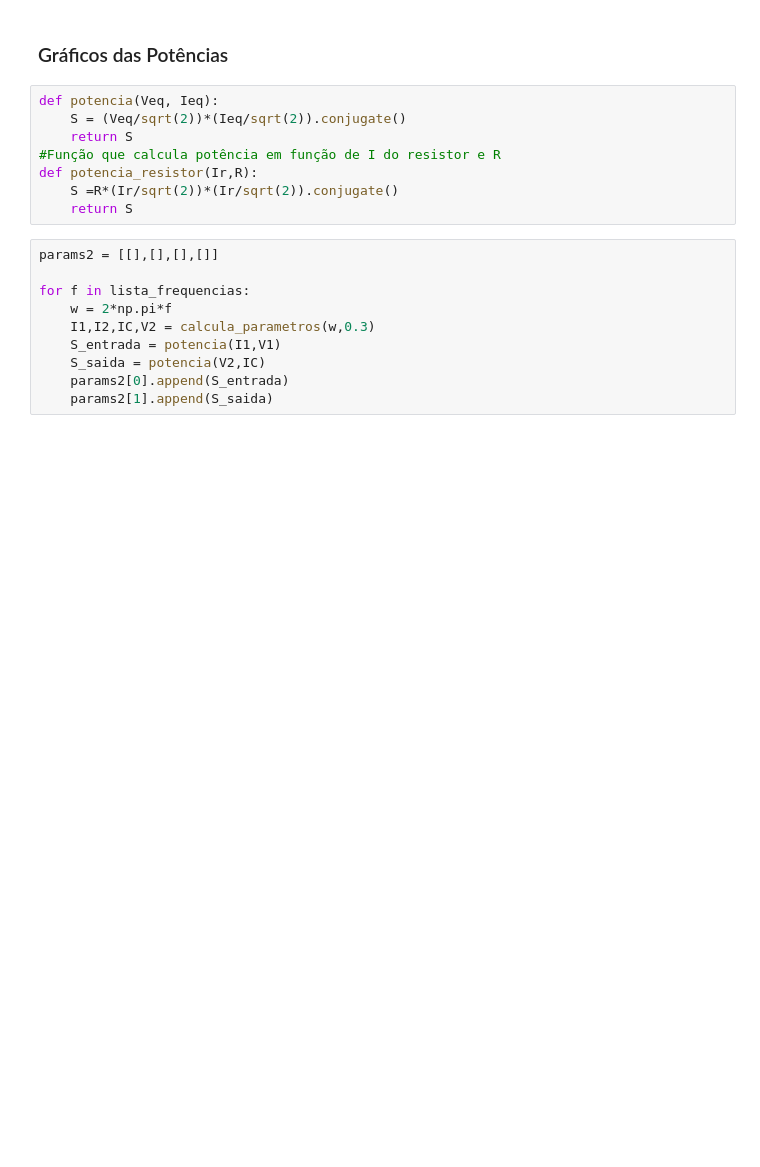
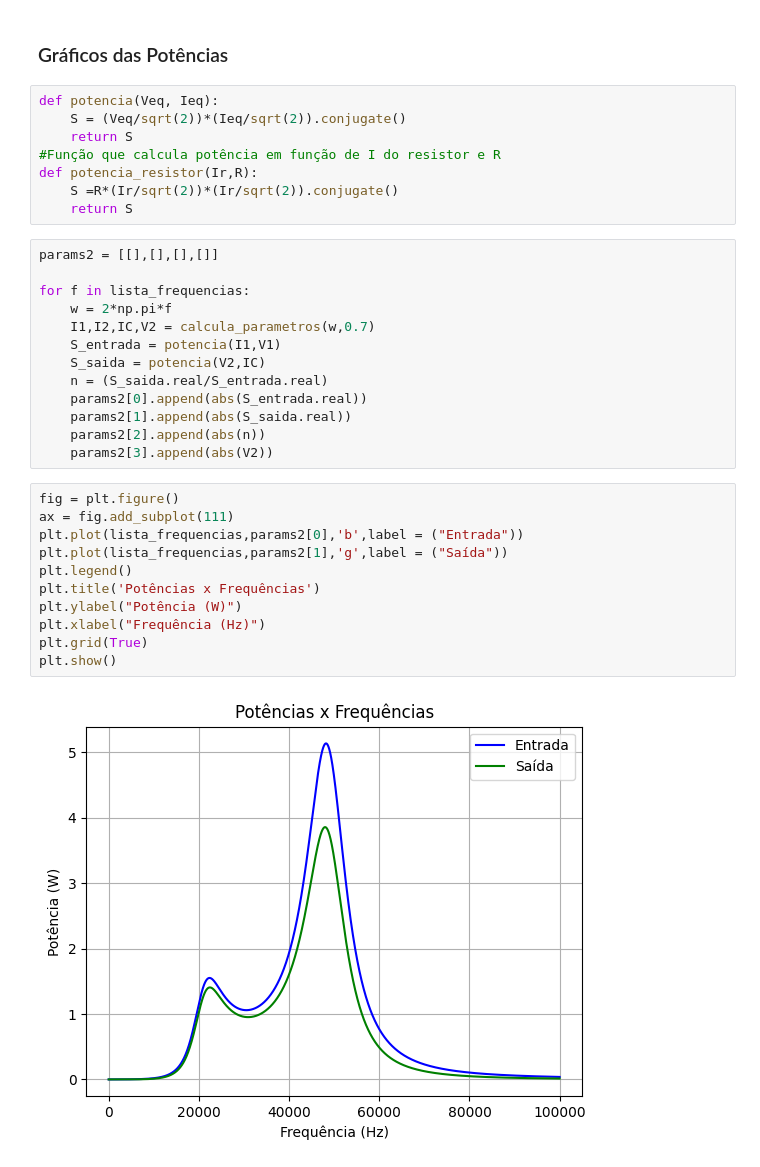
Before and after one commit to PedroPauloMorenoCamargo/Projeto_Eletromag, a Jupyter notebook: Parte_Teorica2.ipynb, the cells around one changed output. Saved outputs shown, nothing was run; the diff lists cells and outputs as text; blank space fills up the shorter version.

```diff
--- a/Parte_Teorica2.ipynb
+++ b/Parte_Teorica2.ipynb
@@ -100,8 +100,24 @@ params2 = [[],[],[],[]]
 
 for f in lista_frequencias:
     w = 2*np.pi*f
-    I1,I2,IC,V2 = calcula_parametros(w,0.3)
+    I1,I2,IC,V2 = calcula_parametros(w,0.7)
     S_entrada = potencia(I1,V1)
     S_saida = potencia(V2,IC)
-    params2[0].append(S_entrada)
-    params2[1].append(S_saida)
+    n = (S_saida.real/S_entrada.real)
+    params2[0].append(abs(S_entrada.real))
+    params2[1].append(abs(S_saida.real))
+    params2[2].append(abs(n))
+    params2[3].append(abs(V2))
+# %%
+fig = plt.figure()
+ax = fig.add_subplot(111)
+plt.plot(lista_frequencias,params2[0],'b',label = ("Entrada"))
+plt.plot(lista_frequencias,params2[1],'g',label = ("Saída"))
+plt.legend()
+plt.title('Potências x Frequências')
+plt.ylabel("Potência (W)")
+plt.xlabel("Frequência (Hz)")
+plt.grid(True)
+plt.show()
+# %% [output]
+[figure, added]
```
Also changed, not shown: parts of 6 cells of this notebook.
